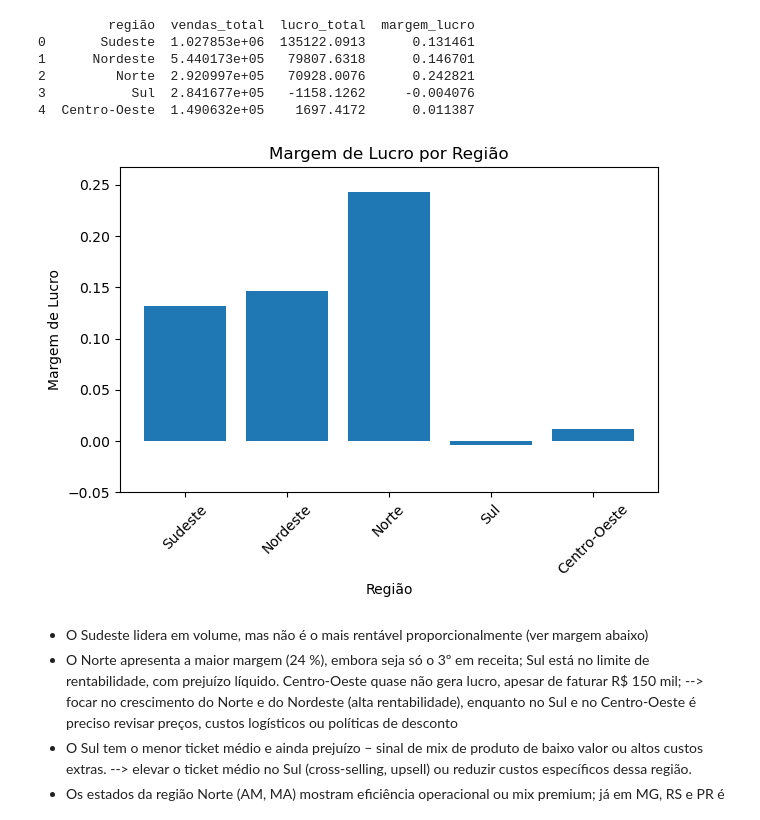
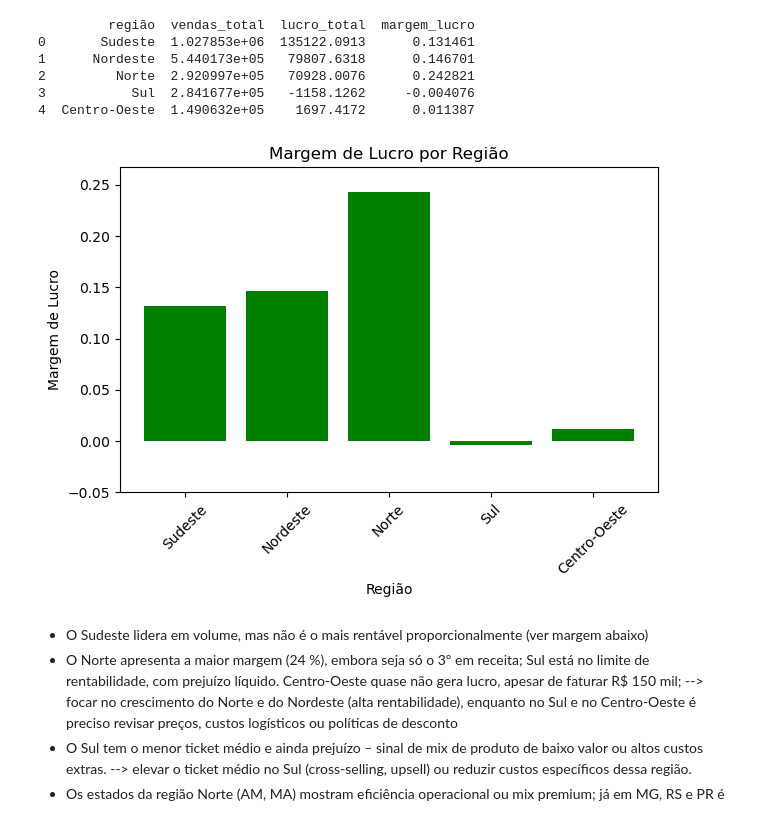
Before and after one commit to liviagcarvalho/Analise-de-Dados-Jr.---Livia-e-Joao, a Jupyter notebook: analises/6_Analisegeografica.ipynb, the cells around one changed output. Drawn from its saved outputs; the diff is of its cells as text; code cells hidden in the pictures.

```diff
--- a/analises/6_Analisegeografica.ipynb
+++ b/analises/6_Analisegeografica.ipynb
@@ -169,16 +169,16 @@ print(agg_regiao[['região', 'vendas_total', 'lucro_total', 'margem_lucro']])
 4  Centro-Oeste  1.490632e+05    1697.4172      0.011387
 # %%
 plt.figure()
-plt.bar(agg_regiao['região'], agg_regiao['margem_lucro'])
+plt.bar(agg_regiao['região'], agg_regiao['margem_lucro'], color = "green")
 plt.title('Margem de Lucro por Região')
 plt.xlabel('Região')
 plt.ylabel('Margem de Lucro')
 plt.ylim(-0.05, agg_regiao['margem_lucro'].max() * 1.1)
 plt.xticks(rotation=45)
 plt.tight_layout()
 plt.show()
 # %% [output]
-[figure, old version]
+[figure, new version]
 # %% [markdown]
 - O Sudeste lidera em volume, mas não é o mais rentável proporcionalmente (ver margem abaixo)
 - O Norte apresenta a maior margem (24 %), embora seja só o 3º em receita; Sul está no limite de rentabilidade, com prejuízo líquido. Centro-Oeste quase não gera lucro, apesar de faturar R$ 150 mil; --> focar no crescimento do Norte e do Nordeste (alta rentabilidade), enquanto no Sul e no Centro-Oeste é preciso revisar preços, custos logísticos ou políticas de desconto
```
Also changed, not shown: 2 other files.
